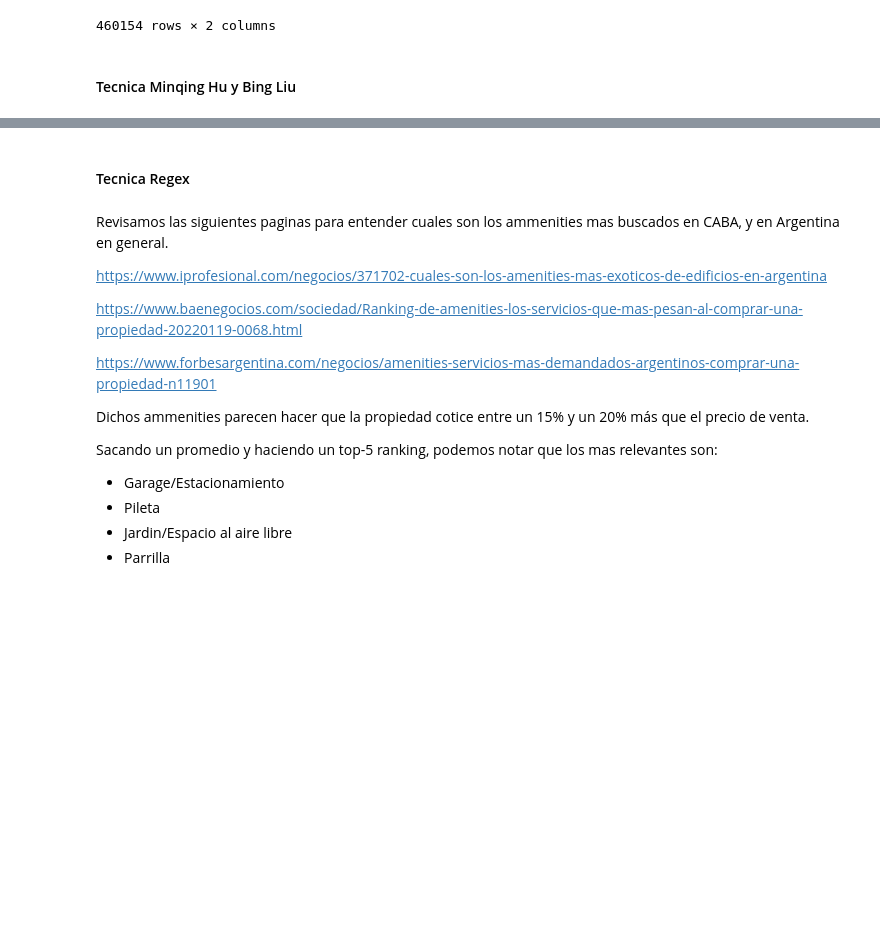
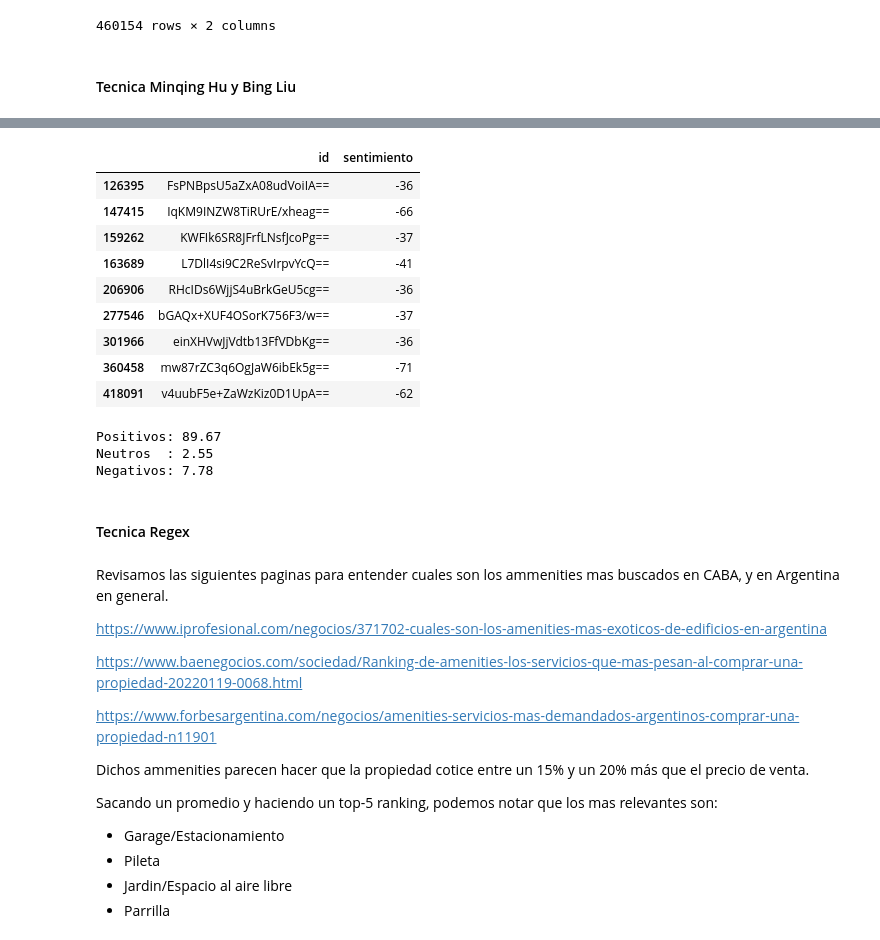
Before and after one commit to Naza26/7506R_TP2_GRUPO01_ENTREGA, a Jupyter notebook: 7506R_TP2_GRUPO01_ENTREGA.ipynb, the cells around one changed output, grey strips where cells are left out. Saved outputs shown, nothing was run; the diff lists cells and outputs as text; code cells hidden in the pictures; blank space fills up the shorter version.

```diff
--- a/7506R_TP2_GRUPO01_ENTREGA.ipynb
+++ b/7506R_TP2_GRUPO01_ENTREGA.ipynb
@@ -74,0 +277,13 @@ descriptions_dataset
+# %%
+top10_negativas
+# %% [output]
+|  | id | sentimiento |
+| 126395 | FsPNBpsU5aZxA08udVoiIA== | -36 |
+| 147415 | IqKM9INZW8TiRUrE/xheag== | -66 |
+| 159262 | KWFIk6SR8JFrfLNsfJcoPg== | -37 |
+| 163689 | L7DlI4si9C2ReSvIrpvYcQ== | -41 |
+| 206906 | RHcIDs6WjjS4uBrkGeU5cg== | -36 |
+| 277546 | bGAQx+XUF4OSorK756F3/w== | -37 |
+| 301966 | einXHVwJjVdtb13FfVDbKg== | -36 |
+| 360458 | mw87rZC3q6OgJaW6ibEk5g== | -71 |
+| 418091 | v4uubF5e+ZaWzKiz0D1UpA== | -62 |
@@ -75,3 +295,15 @@ descriptions_dataset
+# %%
+def perfil_sentimientos(df):
+    print(f"Positivos: {round(100 * np.mean(df.sentimiento > 0), 2)}")
+    print(f"Neutros  : {round(100 * np.mean(df.sentimiento == 0), 2)}")
+    print(f"Negativos: {round(100 * np.mean(df.sentimiento < 0), 2)}")
+    print(" ")
+
+perfil_sentimientos(descripcion_sentimientos)
+# %% [output]
+Positivos: 89.67
+Neutros  : 2.55
+Negativos: 7.78
 # %% [markdown]
 #### Tecnica Regex
 # %% [markdown]
```
Also changed, not shown: parts of 31 cells of this notebook.
